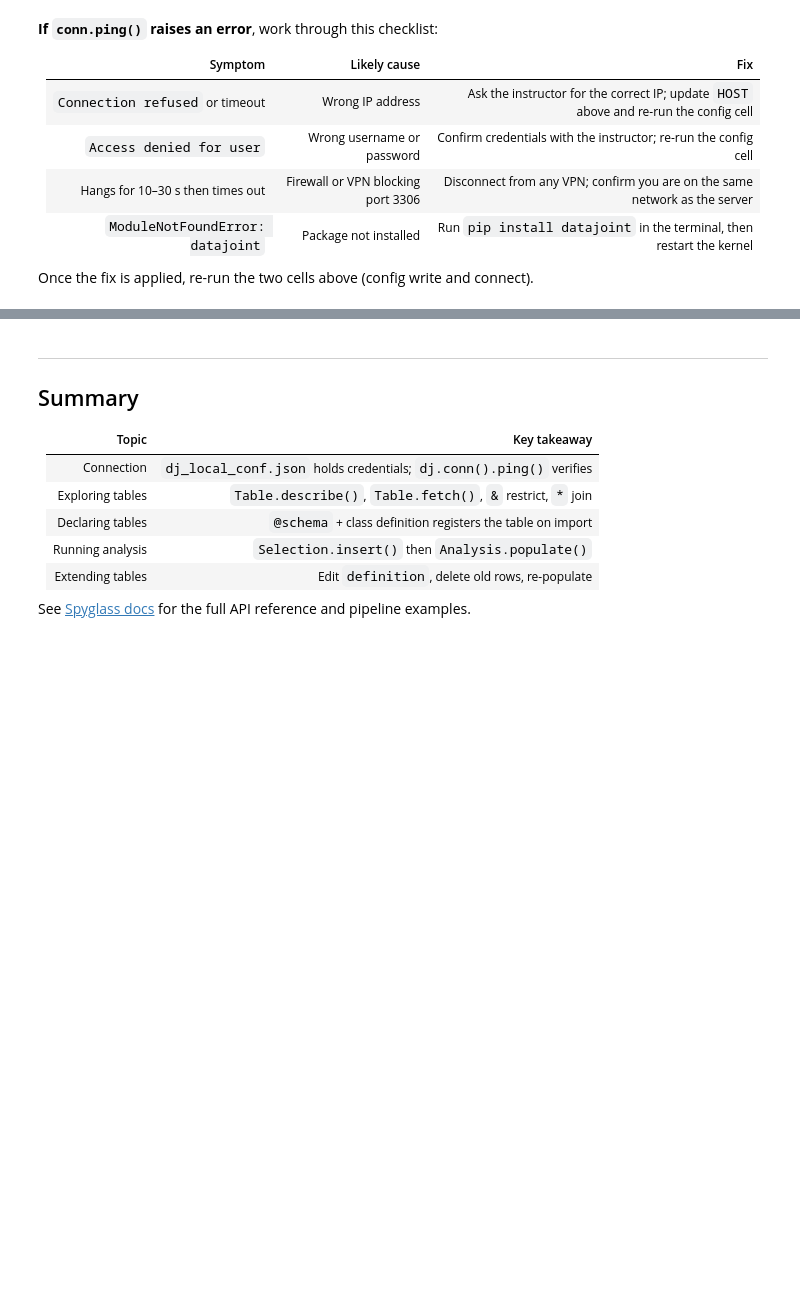
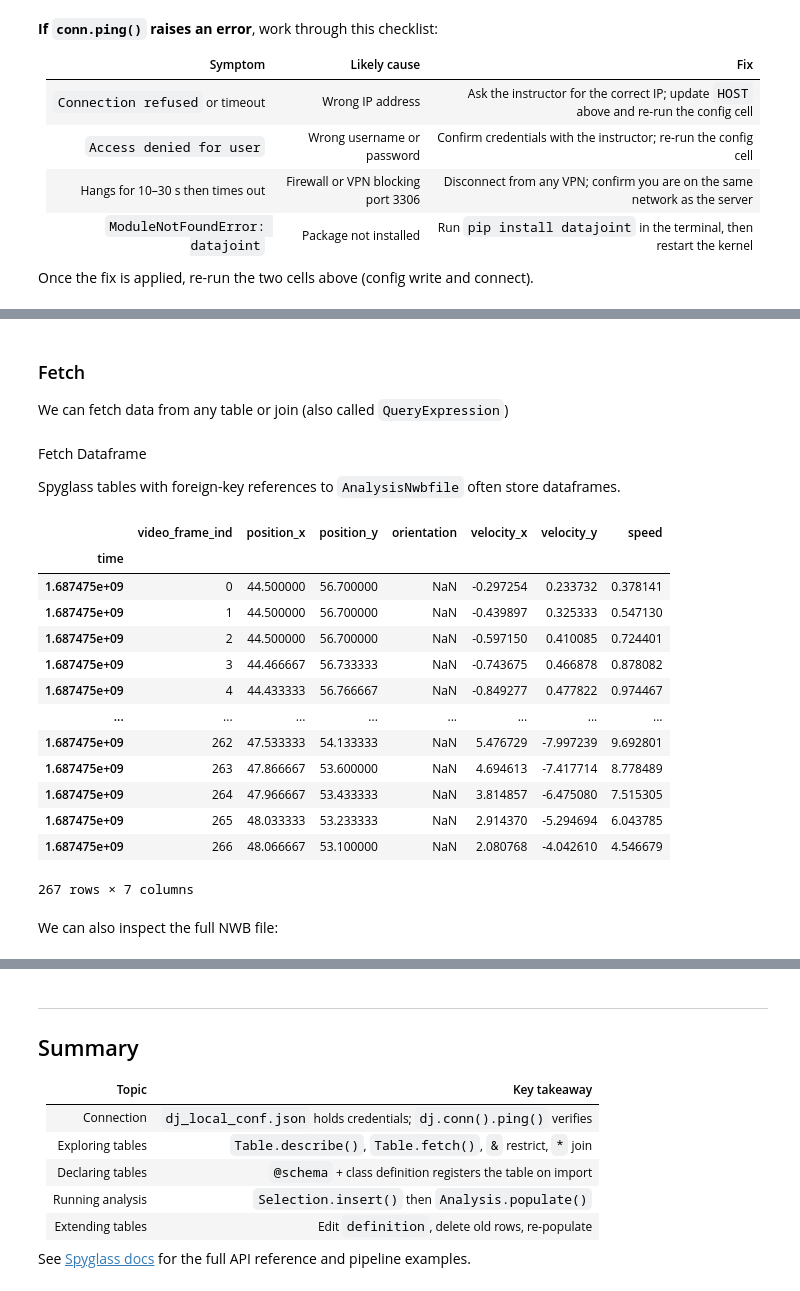
Before and after one commit to CBroz1/SpyglassWorkshop2026, a Jupyter notebook: notebooks/02_datajoint_spyglass.ipynb, the cells around one changed output, grey strips where cells are left out. Cells and saved outputs as stored; diff of their text form; code cells hidden in the pictures; blank space fills up the shorter version.

```diff
--- a/notebooks/02_datajoint_spyglass.ipynb
+++ b/notebooks/02_datajoint_spyglass.ipynb
@@ -127,20 +141,21 @@ The cell below writes that file using the workshop credentials.
 > **Note:** Replace `HOST` with the IP address given to you by the
 > instructor. The password for user `sailor` is `galley`.
 # %%
-import json
-from pathlib import Path
+import datajoint as dj  # type: ignore
 
 HOST = "127.0.0.1"  # <-- replace with the instructor's IP address
-
+HOST = "192.168.1.19"
+MOUNT_POINT = str(Path.home() / "spyglass_data")
 config = {
     "database.host": HOST,
     "database.port": 3306,
     "database.user": "sailor",
     "database.password": "galley",
     "database.use_tls": False,
-    "custom": {"spyglass_dirs": {"base": "YOUR_MOUNT_POINT_HERE"}},
+    "custom": {"spyglass_dirs": {"base": f"{MOUNT_POINT}"}},
 }
 
-config_path = Path("dj_local_conf.json")
-config_path.write_text(json.dumps(config, indent=2))
-print(f"Config written to {config_path}")
+dj.config.update(config)
+dj.config.save_local()  # persist for Spyglass and workshop exercises
+
+print("Config written to 'dj_local_conf.json'")
@@ -147,8 +164,4 @@ print(f"Config written to {config_path}")
 # %%
-import datajoint as dj  # type: ignore
-
-dj.config.load(str(Path.home() / ".datajoint_config.json"))
-
 conn = dj.conn()
 conn.ping()
 print("Connected to", dj.config["database.host"])
@@ -223,0 +328,4 @@ subj_sessions.fetch(
+# %% [markdown]
+### Fetch
+
+We can fetch data from any table or join (also called `QueryExpression`)
@@ -223,0 +349,27 @@ subj_sessions.fetch(
+# %% [markdown]
+Fetch Dataframe
+
+Spyglass tables with foreign-key references to `AnalysisNwbfile` often store
+dataframes.
+# %%
+from spyglass.position.v1.position_trodes_position import TrodesPosV1
+
+one_result = TrodesPosV1 & dj.Top(limit=1)  # `Top` just grabs the first
+one_result.fetch1_dataframe()
+# %% [output]
+|  | video_frame_ind | position_x | position_y | orientation | velocity_x | velocity_y | speed |
+| time |  |  |  |  |  |  |  |
+| 1.687475e+09 | 0 | 44.500000 | 56.700000 | NaN | -0.297254 | 0.233732 | 0.378141 |
+| 1.687475e+09 | 1 | 44.500000 | 56.700000 | NaN | -0.439897 | 0.325333 | 0.547130 |
+| 1.687475e+09 | 2 | 44.500000 | 56.700000 | NaN | -0.597150 | 0.410085 | 0.724401 |
+| 1.687475e+09 | 3 | 44.466667 | 56.733333 | NaN | -0.743675 | 0.466878 | 0.878082 |
+| 1.687475e+09 | 4 | 44.433333 | 56.766667 | NaN | -0.849277 | 0.477822 | 0.974467 |
+| ... | ... | ... | ... | ... | ... | ... | ... |
+| 1.687475e+09 | 262 | 47.533333 | 54.133333 | NaN | 5.476729 | -7.997239 | 9.692801 |
+| 1.687475e+09 | 263 | 47.866667 | 53.600000 | NaN | 4.694613 | -7.417714 | 8.778489 |
+| 1.687475e+09 | 264 | 47.966667 | 53.433333 | NaN | 3.814857 | -6.475080 | 7.515305 |
+| 1.687475e+09 | 265 | 48.033333 | 53.233333 | NaN | 2.914370 | -5.294694 | 6.043785 |
+| 1.687475e+09 | 266 | 48.066667 | 53.100000 | NaN | 2.080768 | -4.042610 | 4.546679 |
+267 rows × 7 columns
+# %% [markdown]
+We can also inspect the full NWB file:
```
Also changed, not shown: parts of 62 cells of this notebook, 9 other files.
